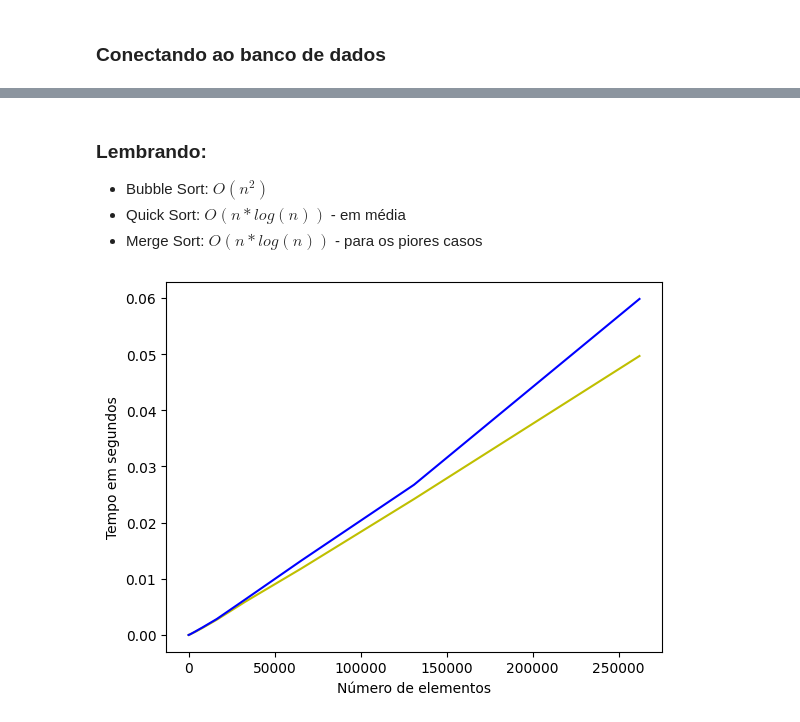
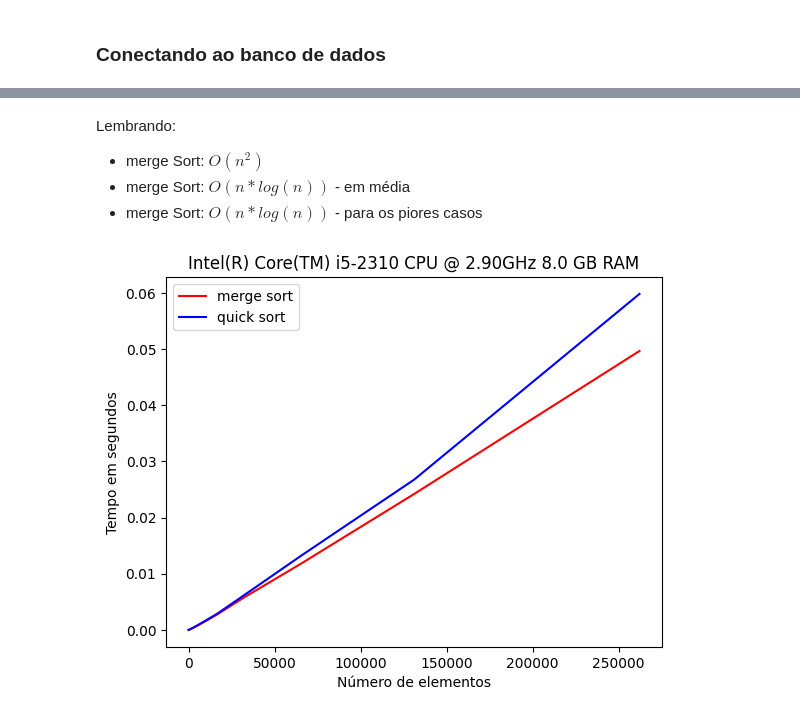
Before and after one commit to GuilhermeVaz1/Projeto_Probabilidade_Estatistica, a Jupyter notebook: analysis.ipynb, the cells around one changed output, grey strips where cells are left out. Drawn from its saved outputs; the diff is of its cells as text; code cells hidden in the pictures.

```diff
--- a/analysis.ipynb
+++ b/analysis.ipynb
@@ -46,13 +49,16 @@ See: https://matplotlib.org/stable/users/explain/axes/legend_guide.html#controll
 # %% [markdown]
-### Lembrando:
+Lembrando:
 
-* Bubble Sort: $O(n^2)$
-* Quick Sort: $O(n*log(n))$ - em média
-* Merge Sort: $O(n*log(n))$ - para os piores casos
+* merge Sort: $O(n^2)$
+* merge Sort: $O(n*log(n))$ - em média
+* merge Sort: $O(n*log(n))$ - para os piores casos
 # %%
-plt.plot(merge_results['size'].tolist(), merge_results['avg'].tolist(), 'y', quick_results['size'].tolist(), quick_results['avg'].tolist(), 'b')
+plt.plot(merge_results['size'].tolist(), merge_results['avg'].tolist(), 'r', label='merge sort')
+plt.plot(quick_results['size'].tolist(), quick_results['avg'].tolist(), 'b', label='quick sort')
 plt.xlabel('Número de elementos')
 plt.ylabel('Tempo em segundos')
+plt.title(f'{cpu} {str(ram)} GB RAM')
+plt.legend()
 plt.show()
 # %% [output]
-[figure, old version]
+[figure, new version]
```
Also changed, not shown: parts of 7 cells of this notebook, 2 other files.
